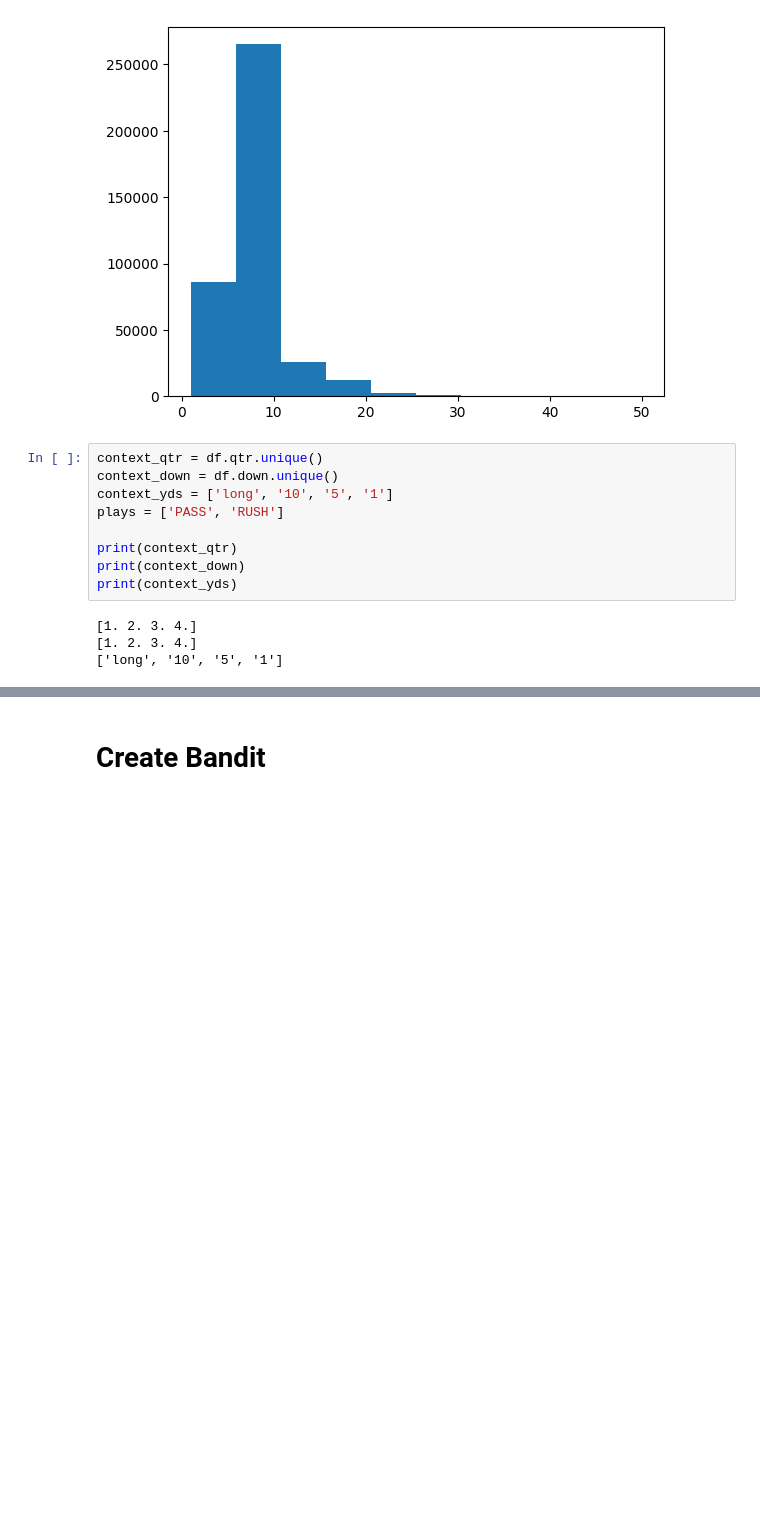
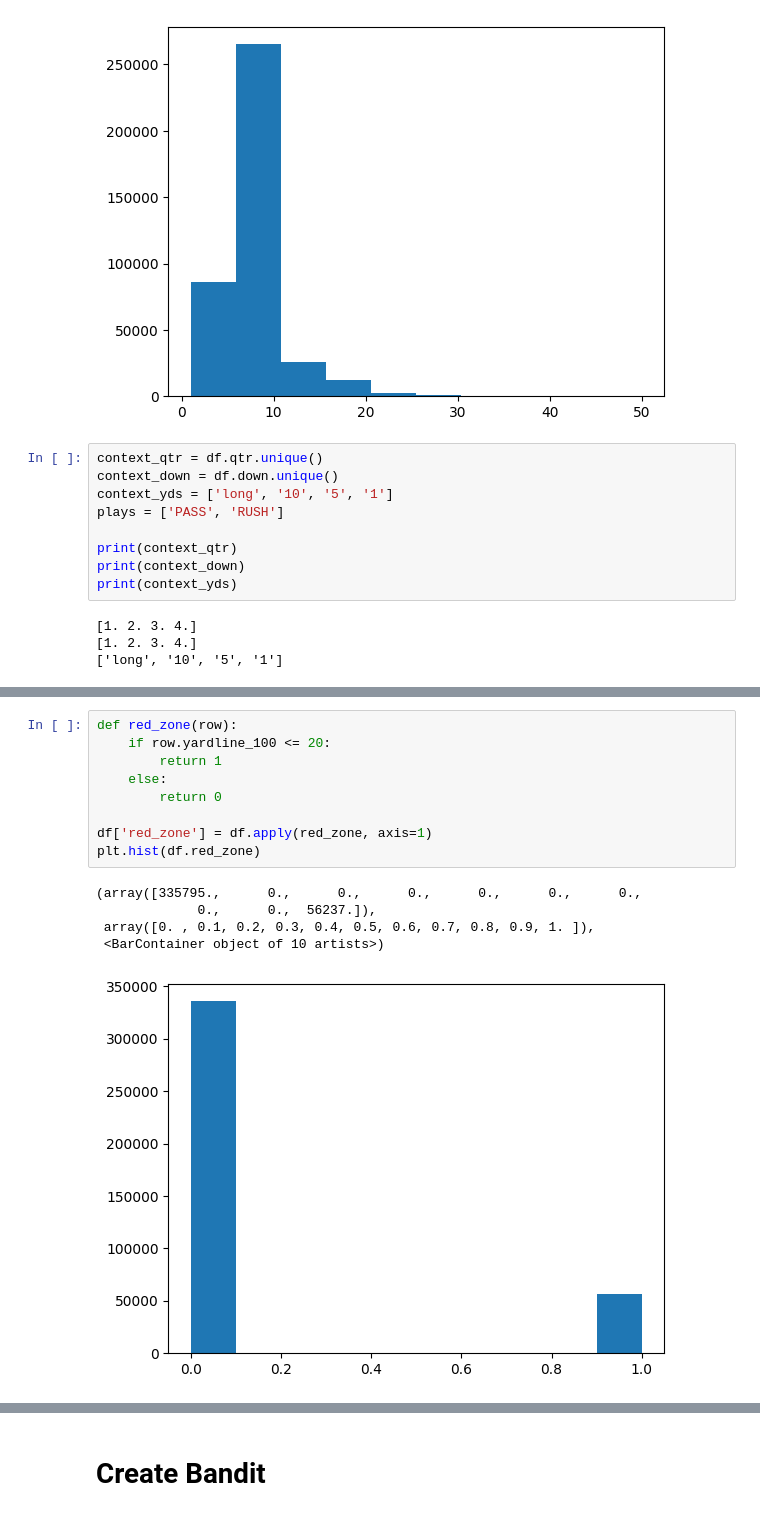
Before and after one commit to mchawla33/w210-capstone, a Jupyter notebook: notebooks/ContextualBandit.ipynb, the cells around one changed output, grey strips where cells are left out. Saved outputs shown, nothing was run; the diff lists cells and outputs as text; blank space fills up the shorter version.

```diff
--- a/notebooks/ContextualBandit.ipynb
+++ b/notebooks/ContextualBandit.ipynb
@@ -193,0 +216,15 @@ plt.hist(df[['ydstogo_binned']])
+# %%
+def red_zone(row):
+    if row.yardline_100 <= 20:
+        return 1
+    else:
+        return 0
+
+df['red_zone'] = df.apply(red_zone, axis=1)
+plt.hist(df.red_zone)
+# %% [output]
+(array([335795.,      0.,      0.,      0.,      0.,      0.,      0.,
+             0.,      0.,  56237.]),
+ array([0. , 0.1, 0.2, 0.3, 0.4, 0.5, 0.6, 0.7, 0.8, 0.9, 1. ]),
+ <BarContainer object of 10 artists>)
+[figure, added]
```
Also changed, not shown: parts of 12 cells of this notebook.
